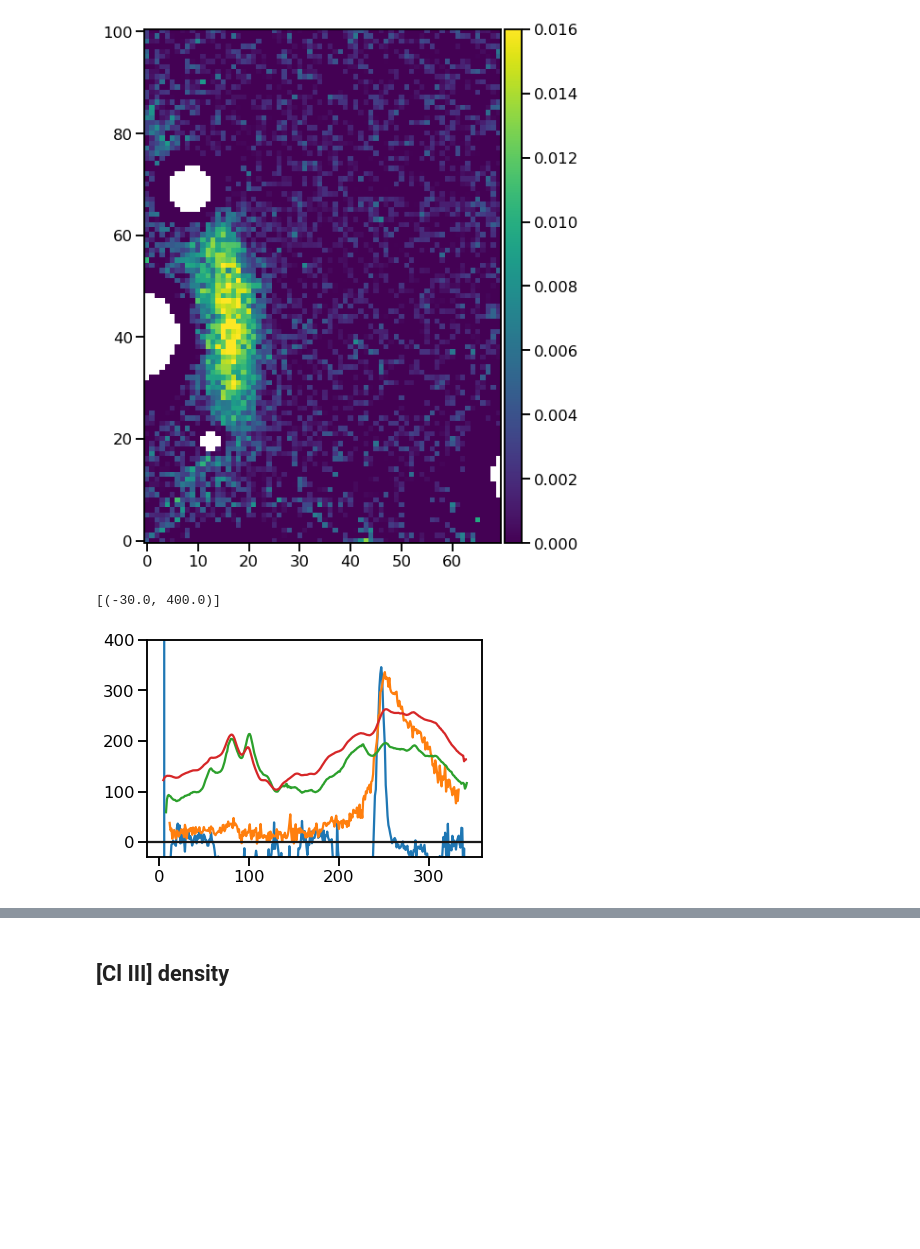
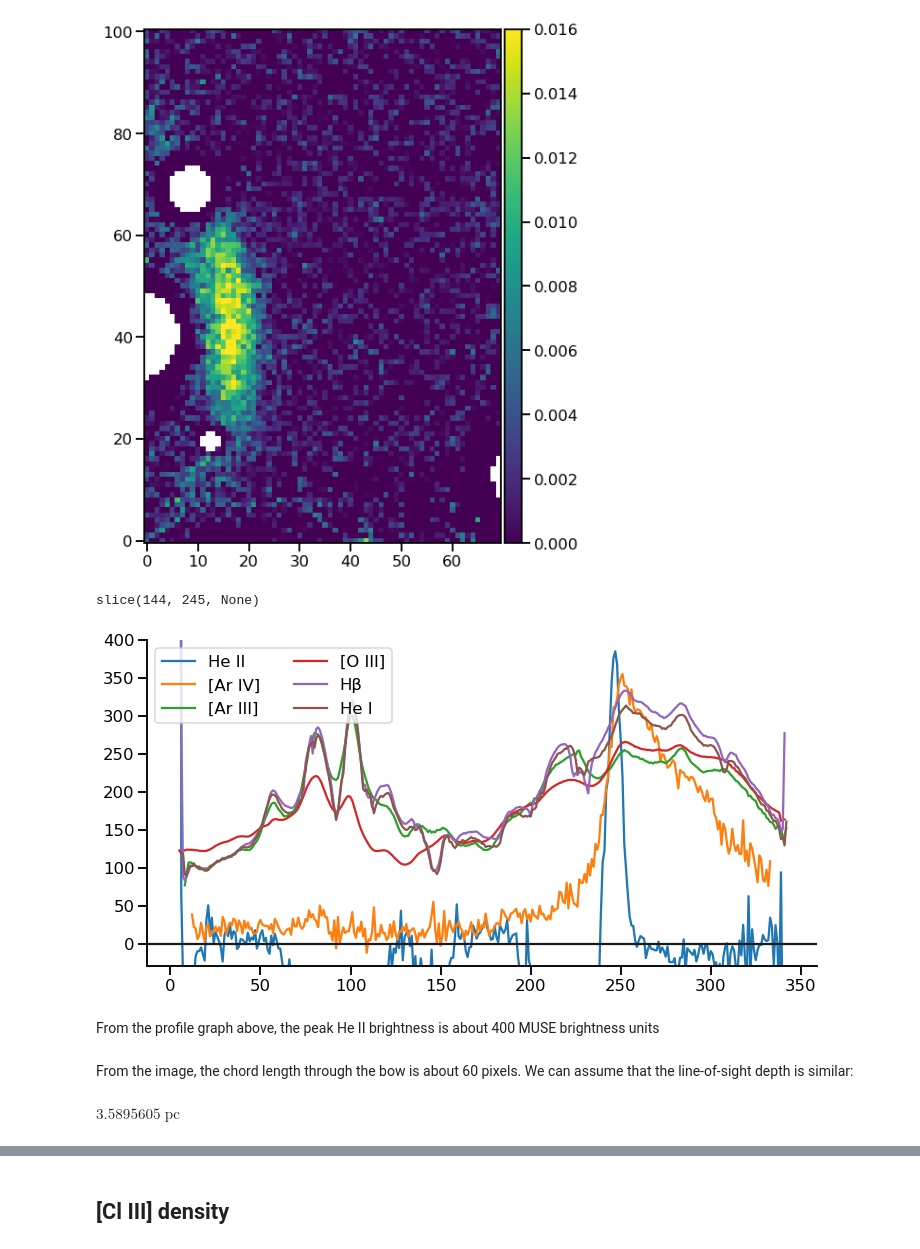
Before and after one commit to will-henney/muse-hii-regions, a Jupyter notebook: notebooks/01-02-yet-more-line-ratios.ipynb, the cells around one changed output, grey strips where cells are left out. Cells and saved outputs as stored; diff of their text form; code cells hidden in the pictures; blank space fills up the shorter version.

```diff
--- a/notebooks/01-02-yet-more-line-ratios.ipynb
+++ b/notebooks/01-02-yet-more-line-ratios.ipynb
@@ -365,14 +391,41 @@ oiii_profile = imoiii[yslice, xxslice][20:60, :].data.mean(axis=0)
+# %%
+yslice
+# %% [output]
+slice(144, 245, None)
+# %%
+xxslice = slice(None, None)
+#yyslice = slice(164, 204) # original
+#yyslice = slice(160, 210) # broader
+yyslice = slice(170, 200) # narrower
+
+def make_profile(im):
+    #return np.make(im[yyslice, xxslice].data, axis=0)
+    return np.mean(im[yyslice, xxslice].data, axis=0)
+
+heii_profile = make_profile(im4686)
+hei_profile = make_profile(im5875)
+hb_profile = make_profile(imhb)
+ariv_profile = make_profile(imariv)
+ariii_profile = make_profile(imariii)
+oiii_profile = make_profile(imoiii)
 # %%
-fig, ax = plt.subplots()
-ax.plot(heii_profile)
-ax.plot(0.6 * ariv_profile)
-ax.plot(0.1* ariii_profile)
-ax.plot(0.002 * oiii_profile)
+fig, ax = plt.subplots(figsize=(12, 6))
+ax.plot(heii_profile, label="He II")
+ax.plot(0.6 * ariv_profile, label="[Ar IV]")
+ax.plot(0.13 * ariii_profile, label="[Ar III]")
+ax.plot(0.0020 * oiii_profile, label="[O III]")
+ax.plot(0.011 * hb_profile, label="Hβ")
+ax.plot(0.100 * hei_profile, label="He I")
+
 ax.axhline(0, color="k")
-#x.plot(hb_profile / 60)
+
+ax.legend(ncol=2, loc="upper left")
+
 ax.set(
     ylim=[-30, 400],
 )
+sns.despine();
 # %% [output]
-[(-30.0, 400.0)]
-[figure, old version]
+[figure, new version]
+# %% [markdown]
+From the profile graph above, the peak He II brightness is about 400 MUSE brightness units
@@ -378,0 +434,7 @@ ax.set(
+# %% [markdown]
+From the image, the chord length through the bow is about 60 pixels.  We can assume that the line-of-sight depth is similar:
+# %%
+depth_heii = 60 * 0.2 * 61700 * u.au
+depth_heii.to(u.pc)
+# %% [output]
+$3.5895605 \; \mathrm{pc}$
```
Also changed, not shown: parts of 30 cells of this notebook, 3 other files.
